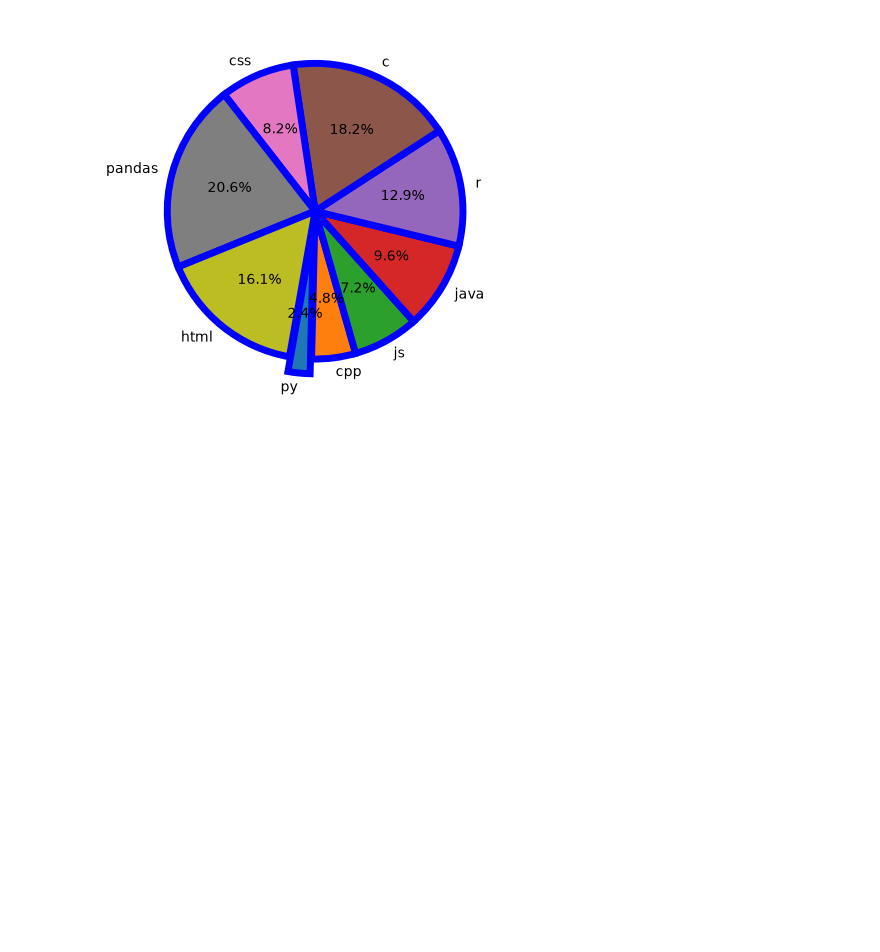
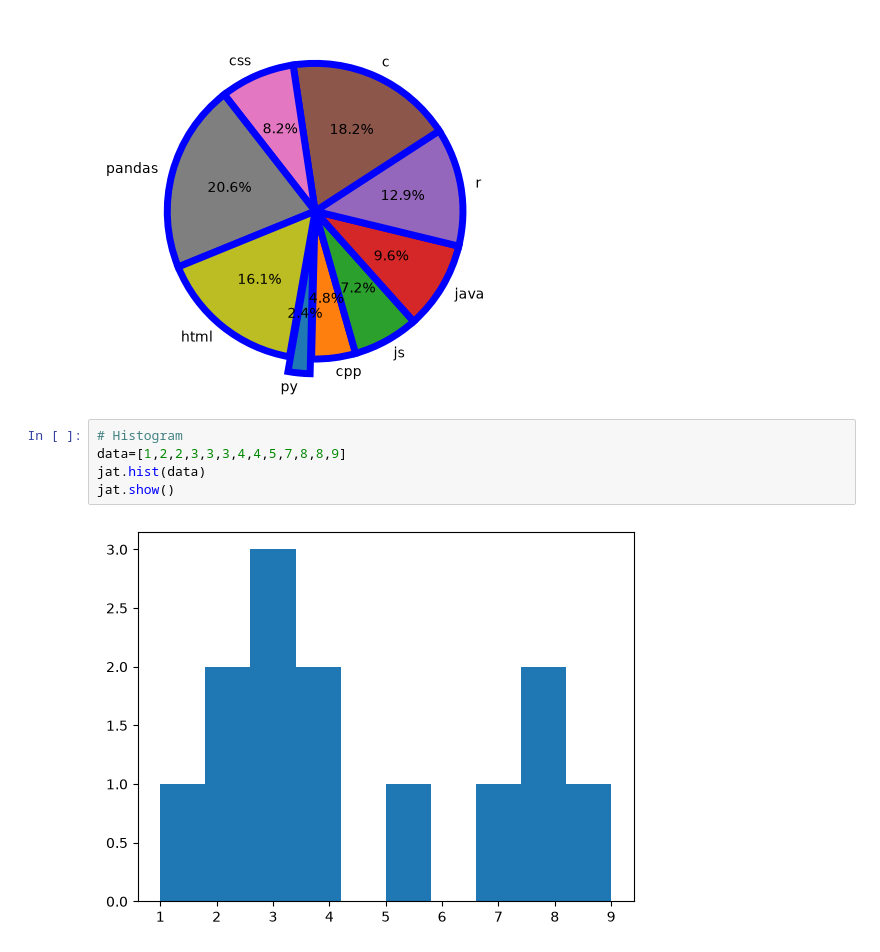
Before and after one commit to ankit-kr-maurya-82/Data-Science, a Jupyter notebook: day9.ipynb, the cells around one changed output. Saved outputs shown, nothing was run; the diff lists cells and outputs as text; blank space fills up the shorter version.

Commit message:
histogram

```diff
--- a/day9.ipynb
+++ b/day9.ipynb
@@ -162,3 +162,10 @@ jat.savefig("piechart.png")
 jat.show()
 # %% [output]
 [figure]
+# %%
+# Histogram
+data=[1,2,2,3,3,3,4,4,5,7,8,8,9]
+jat.hist(data)
+jat.show()
+# %% [output]
+[figure, added]
```
Also changed, not shown: parts of 5 cells of this notebook.
